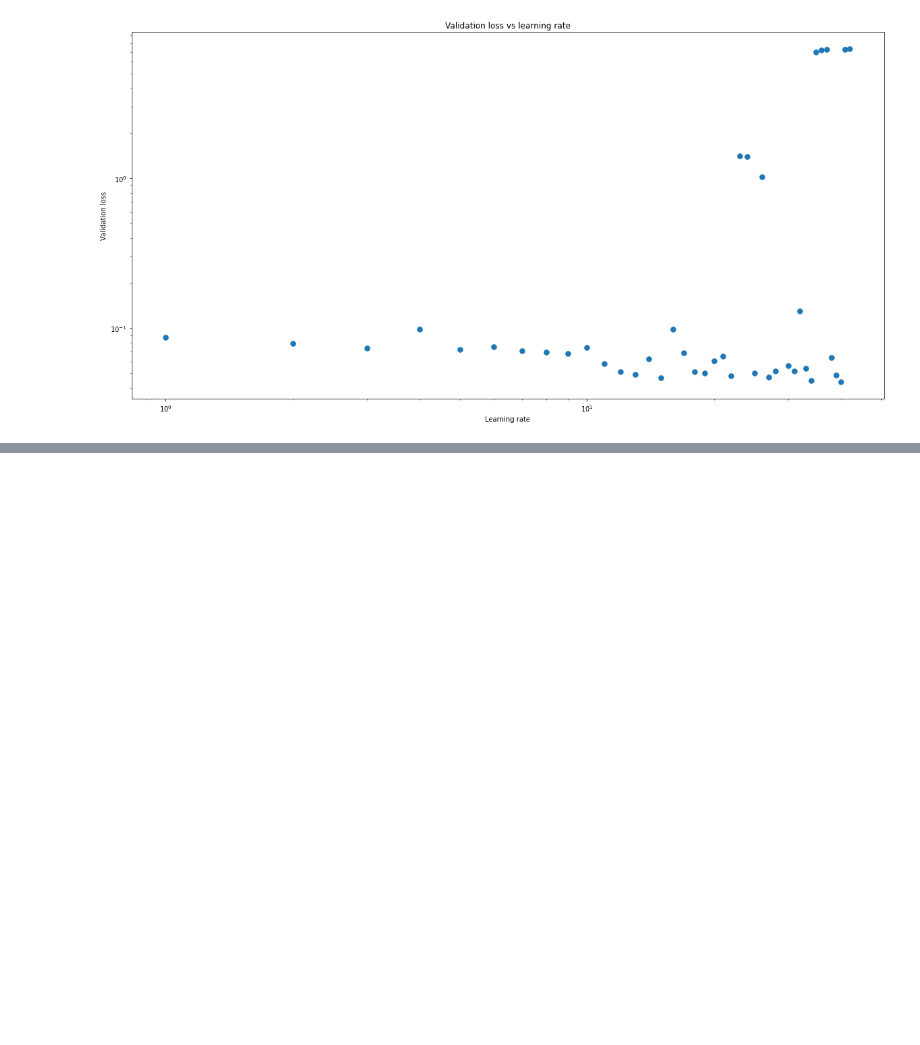
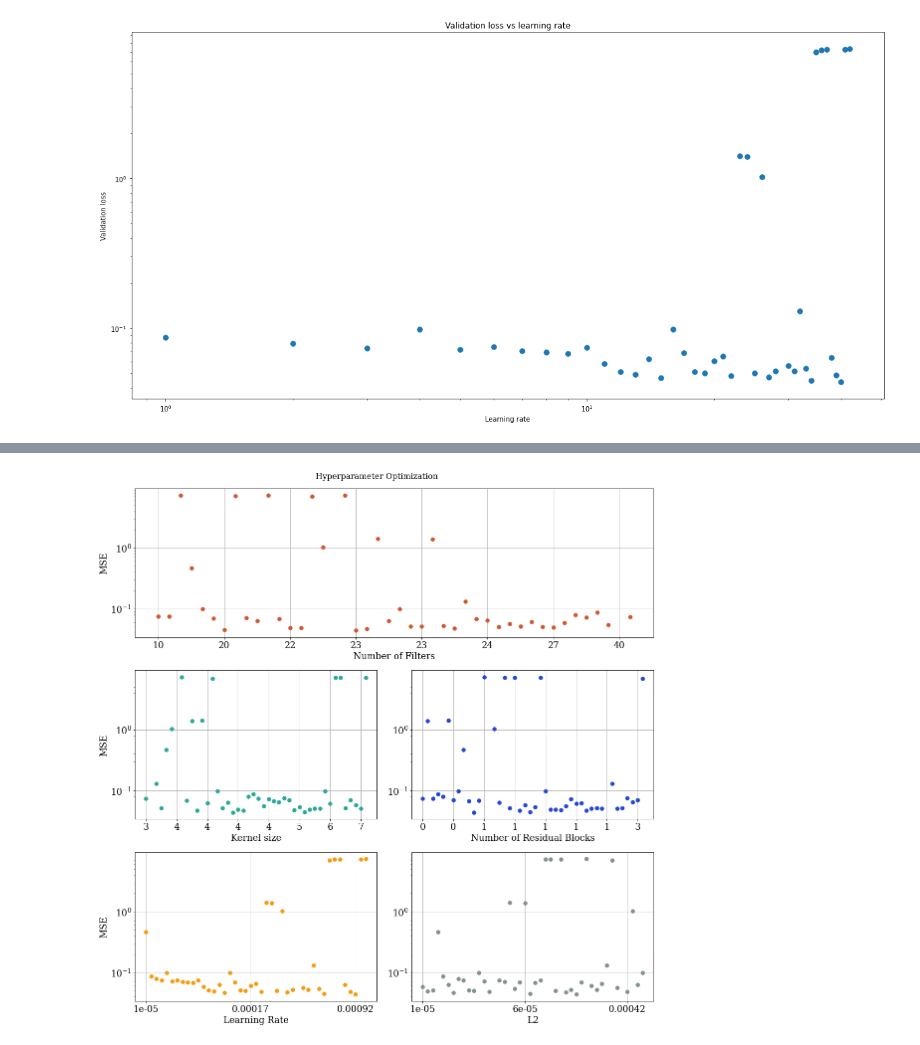
Before and after one commit to SilkeDH/lossy-ml, a Jupyter notebook: notebooks/Hyperparameter.ipynb, the cells around one changed output, grey strips where cells are left out. Cells and saved outputs as stored; diff of their text form; code cells hidden in the pictures; blank space fills up the shorter version.

```diff
--- a/notebooks/Hyperparameter.ipynb
+++ b/notebooks/Hyperparameter.ipynb
@@ -181,14 +182,15 @@ lr_f = [float(lr[i]) for i in range(len(lr))]
 sort_loss = np.argsort(lr_f)
 print(sort_loss)
 
-sorted_vals = [val_loss[i] for i in sort_loss]
-lr_f.sort()
+
+lr_vals = [val_loss[i] for i in sort_loss]
+lr_sort = np.sort(lr_f)
 
 fig = plt.figure(figsize=(20,10))
-lr_x = [i for i in range(len(lr))]
-plt.plot(lr_x, sorted_vals,  ".", markersize=15)
+lr_x = [i for i in range(len(lr_sort))]
+plt.plot(lr_x, lr_vals,  ".", markersize=15)
 #sorted_vals = [round(float(i),5) for i in lr_f]
-plt.xticks(lr_x, lr_f)
+plt.xticks(lr_x, lr_sort)
 plt.xscale('log') # Set log scale on X-axis
 plt.yscale('log')
 plt.title('Validation loss vs learning rate')
@@ -204,14 +206,14 @@ l2_f = [float(l2[i]) for i in range(len(l2))]
 sort_loss = np.argsort(l2_f)
 print(sort_loss)
 
-sorted_vals = [val_loss[i] for i in sort_loss]
-l2_f.sort()
+l2_vals = [val_loss[i] for i in sort_loss]
+l2_sort = np.sort(l2_f)
 
 fig = plt.figure(figsize=(20,10))
 l2_x = [i for i in range(len(l2))]
-plt.plot(l2_x, sorted_vals,  ".", markersize=15)
+plt.plot(l2_x, l2_vals,  ".", markersize=15)
 #sorted_vals = [round(float(i),5) for i in lr_f]
-plt.xticks(l2_x, l2_f)
+plt.xticks(l2_x, l2_sort)
 plt.xscale('log') # Set log scale on X-axis
 plt.yscale('log')
 plt.title('Validation loss vs L2')
@@ -240,4 +226,75 @@ plt.ylabel('Validation loss')
 [figure]
+# %%
+from matplotlib import gridspec
+import matplotlib.ticker as mticker
+
+np.random.seed(19680801)
+
+x = np.random.rand(10)
+y = np.random.rand(10)
+z = np.sqrt(x**2 + y**2)
+
+# plot it
+plt.rcParams.update({'font.size': 18})
+plt.rcParams["font.family"] = "serif"
+fig = plt.figure(figsize=(16, 16))
+fig.suptitle('Hyperparameter Optimization', fontsize=16)
+
+gs = gridspec.GridSpec(6, 2)
+
+ax0 = plt.subplot(gs[0:2,0:2])
+ax0.plot(filters_x, filter_vals, ".", markersize=15, color =  '#cf562d')
+ax0.set_xticks(np.arange(0,len(filters_x),6))
+ticks_loc = ax0.get_xticks().tolist()
+ax0.set_xticklabels([fil_sort[x] for x in ticks_loc])
+ax0.set_yscale('log')
+ax0.set_xlabel('Number of Filters')
+ax0.set_ylabel('MSE')
+ax0.grid()
+
+ax1 = plt.subplot(gs[2:4,0])
+ax1.plot(kernels_x, ker_vals, ".", markersize=15, color =  '#2ca89a')
+ax1.set_xticks(np.arange(0,len(kernels_x),6))
+ticks_loc = ax1.get_xticks().tolist()
+ax1.set_xticklabels([ker_sort[x] for x in ticks_loc])
+ax1.set_yscale('log')
+ax1.set_xlabel('Kernel size')
+ax1.set_ylabel('MSE')
+ax1.grid()
+
+ax2 = plt.subplot(gs[2:4,1])
+ax2.plot(res_x, res_vals, ".", markersize=15, color =  '#2447D3')
+ax2.set_xticks(np.arange(0,len(res_x),6))
+ticks_loc = ax2.get_xticks().tolist()
+ax2.set_xticklabels([res_sort[x] for x in ticks_loc])
+ax2.set_yscale('log')
+ax2.set_xlabel('Number of Residual Blocks')
+ax2.grid()
+
+ax3 = plt.subplot(gs[4:6,0])
+ax3.plot(lr_x, lr_vals, ".", markersize=15, color =  '#F39C12')
+ax3.set_xticks(np.arange(0,len(lr_x),20))
+ticks_loc = ax3.get_xticks().tolist()
+ax3.set_xticklabels([np.round(lr_sort[x],5) for x in ticks_loc])
+ax3.set_yscale('log')
+ax3.set_xlabel('Learning Rate')
+ax3.set_ylabel('MSE')
+ax3.grid()
+
+ax4 = plt.subplot(gs[4:6,1])
+ax4.plot(l2_x, l2_vals, ".", markersize=15, color =  '#839192')
+ax4.set_xticks(np.arange(0,len(l2_x),20))
+ticks_loc = ax4.get_xticks().tolist()
+ax4.set_xticklabels([np.round(l2_sort[x],5) for x in ticks_loc])
+ax4.set_yscale('log')
+ax4.set_xlabel('L2')
+ax4.grid()
+
+plt.tight_layout()
+#plt.show()
+plt.savefig('hyp.png' ,dpi=300,bbox_inches='tight')
+# %% [output]
+[figure, added]
 # %%
 fig = plt.figure(figsize=(20,10))
 x = range(10)
```
Also changed, not shown: parts of 20 cells of this notebook, 39 other files.
